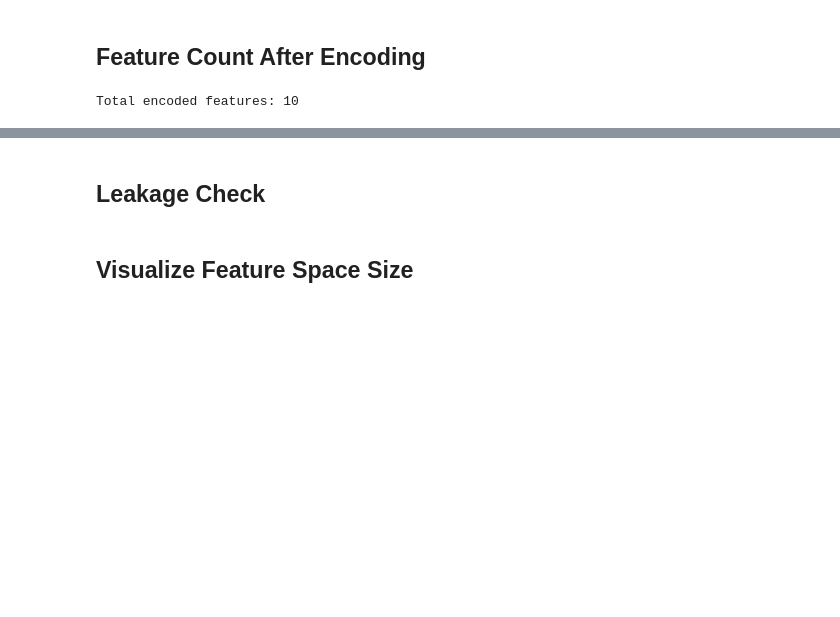
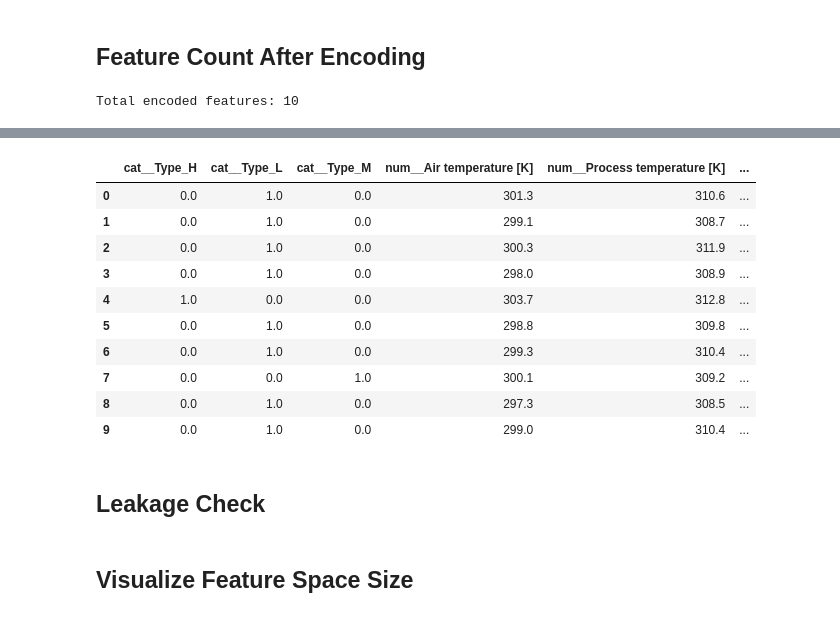
Before and after one commit to LaMinMaung193/AI-Assisted-Predictive-Maintenance, a Jupyter notebook: notebooks/02_preprocessing_feature_engineering.ipynb, the cells around one changed output, grey strips where cells are left out. Cells and saved outputs as stored; diff of their text form; code cells hidden in the pictures; blank space fills up the shorter version.

```diff
--- a/notebooks/02_preprocessing_feature_engineering.ipynb
+++ b/notebooks/02_preprocessing_feature_engineering.ipynb
@@ -278,3 +307,17 @@ Total encoded features: 10
+# %%
+Xm_train_df.head(10)
+# %% [output]
+|  | cat__Type_H | cat__Type_L | cat__Type_M | num__Air temperature [K] | num__Process temperature [K] | ... |
+| 0 | 0.0 | 1.0 | 0.0 | 301.3 | 310.6 | ... |
+| 1 | 0.0 | 1.0 | 0.0 | 299.1 | 308.7 | ... |
+| 2 | 0.0 | 1.0 | 0.0 | 300.3 | 311.9 | ... |
+| 3 | 0.0 | 1.0 | 0.0 | 298.0 | 308.9 | ... |
+| 4 | 1.0 | 0.0 | 0.0 | 303.7 | 312.8 | ... |
+| 5 | 0.0 | 1.0 | 0.0 | 298.8 | 309.8 | ... |
+| 6 | 0.0 | 1.0 | 0.0 | 299.3 | 310.4 | ... |
+| 7 | 0.0 | 0.0 | 1.0 | 300.1 | 309.2 | ... |
+| 8 | 0.0 | 1.0 | 0.0 | 297.3 | 308.5 | ... |
+| 9 | 0.0 | 1.0 | 0.0 | 299.0 | 310.4 | ... |
 # %% [markdown]
 ## Leakage Check
 # %%
```
Also changed, not shown: parts of 26 cells of this notebook, 4 other files.
